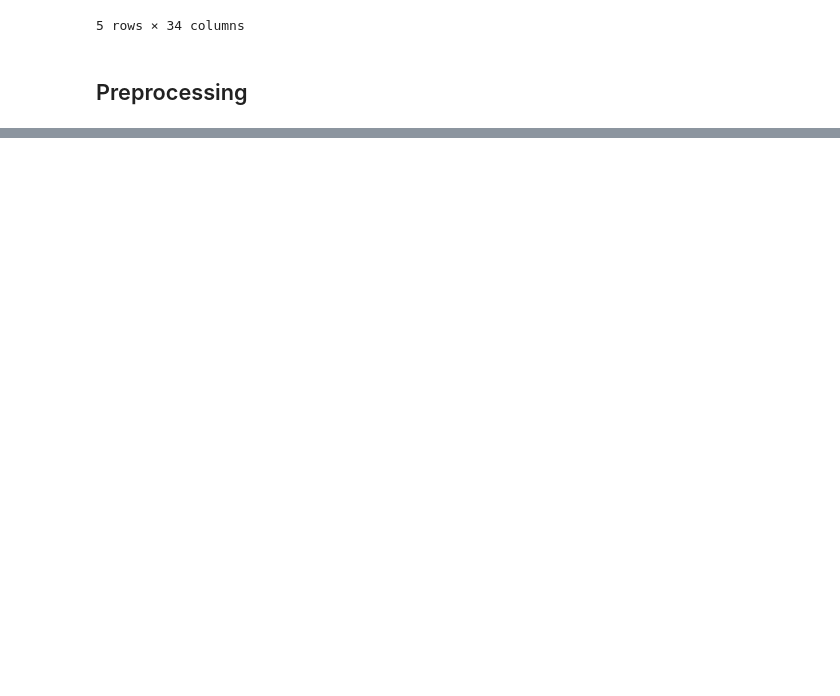
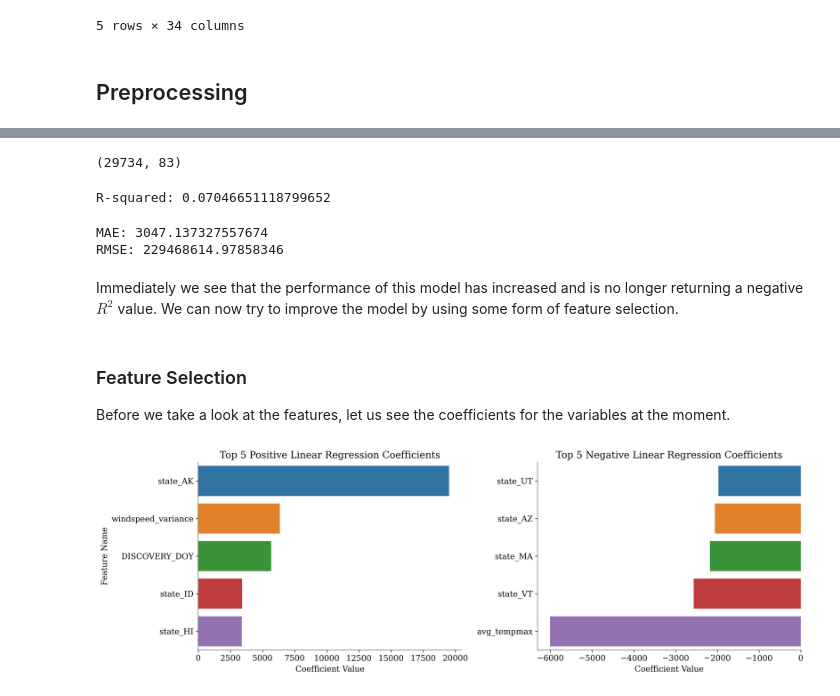
Before and after one commit to EdwinJaico-Berg/Capstone-Project, a Jupyter notebook: 3.1. Linear Regression.ipynb, the cells around one changed output, grey strips where cells are left out. Drawn from its saved outputs; the diff is of its cells as text; code cells hidden in the pictures; blank space fills up the shorter version.

```diff
--- a/3.1. Linear Regression.ipynb
+++ b/3.1. Linear Regression.ipynb
@@ -147,0 +140,55 @@ categorical_df.head(2)
+# %%
+reload(model_utils);
+
+# Get predictors and target
+X = df.drop(['FIRE_SIZE', 'FIRE_SIZE_CLASS'], axis=1)
+y = df['FIRE_SIZE']
+
+# Create column transformer
+column_transformer = model_utils.CreateColumnTransformer(X)
+# %%
+X.shape
+# %% [output]
+(29734, 83)
+# %%
+from sklearn.model_selection import train_test_split
+
+# Create train test split
+X_train, X_test, y_train, y_test = train_test_split(X, y, test_size=0.2, random_state=1)
+
+# Fit the column transformer
+X_train_transformed = column_transformer.fit_transform(X_train)
+X_test_transformed = column_transformer.transform(X_test)
+# %%
+from sklearn.linear_model import LinearRegression
+
+# Instantiate model
+base_linreg = LinearRegression()
+
+# Fit model
+base_linreg.fit(X_train_transformed, y_train)
+
+# Score model
+print(f"R-squared: {base_linreg.score(X_test_transformed, y_test)}")
+# %% [output]
+R-squared: 0.07046651118799652
+# %%
+from sklearn.metrics import mean_absolute_error, mean_squared_error
+
+y_pred = base_linreg.predict(X_test_transformed)
+
+print(f'MAE: {mean_absolute_error(y_test, y_pred)}')
+print(f'RMSE: {mean_squared_error(y_test, y_pred)}')
+# %% [output]
+MAE: 3047.137327557674
+RMSE: 229468614.97858346
+# %% [markdown]
+Immediately we see that the performance of this model has increased and is no longer returning a negative $R^2$ value. We can now try to improve the model by using some form of feature selection.
+# %% [markdown]
+### Feature Selection
+
+Before we take a look at the features, let us see the coefficients for the variables at the moment.
+# %%
+model_utils.PlotCoefficients(base_linreg, X)
+# %% [output]
+[figure, added]
```
Also changed, not shown: parts of 59 cells of this notebook.
